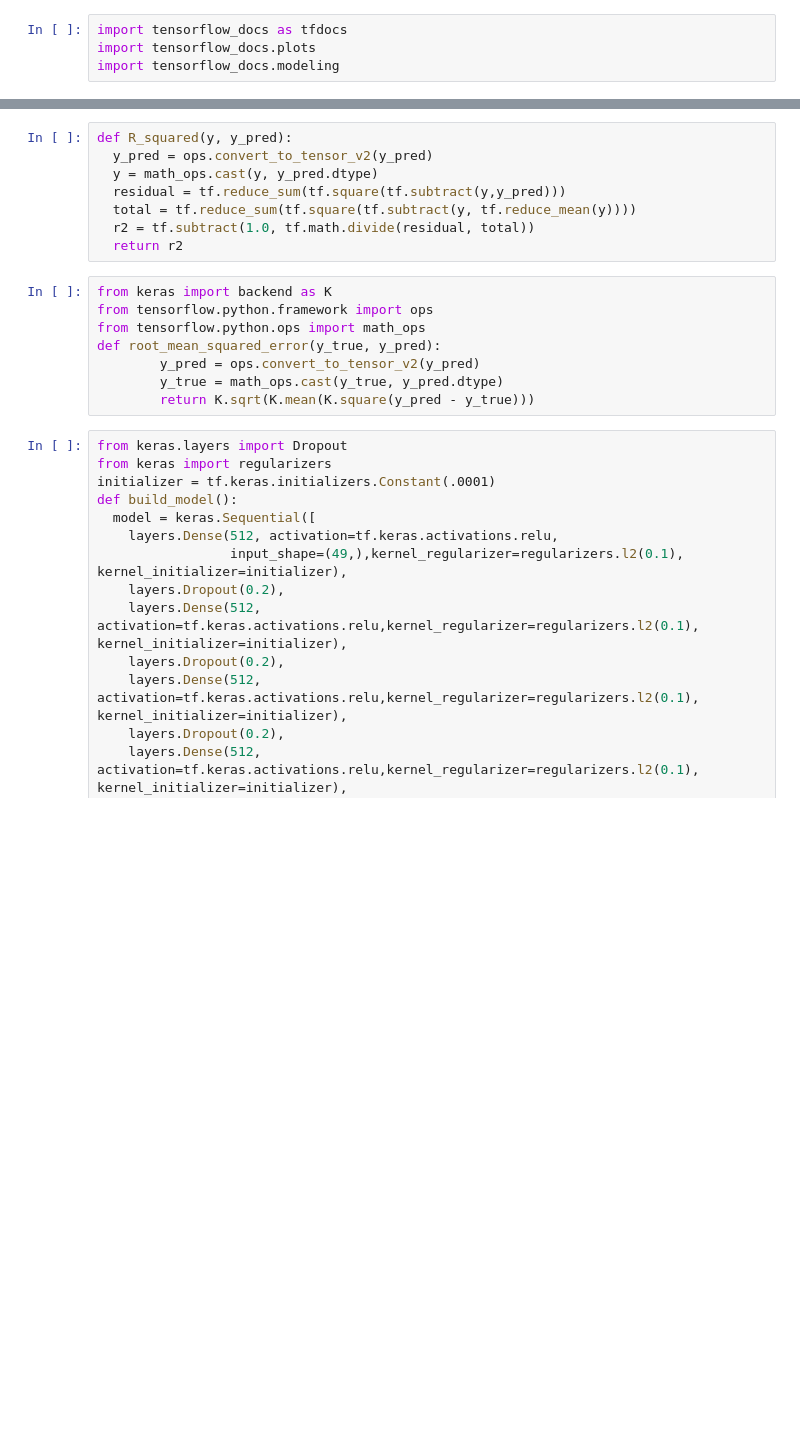
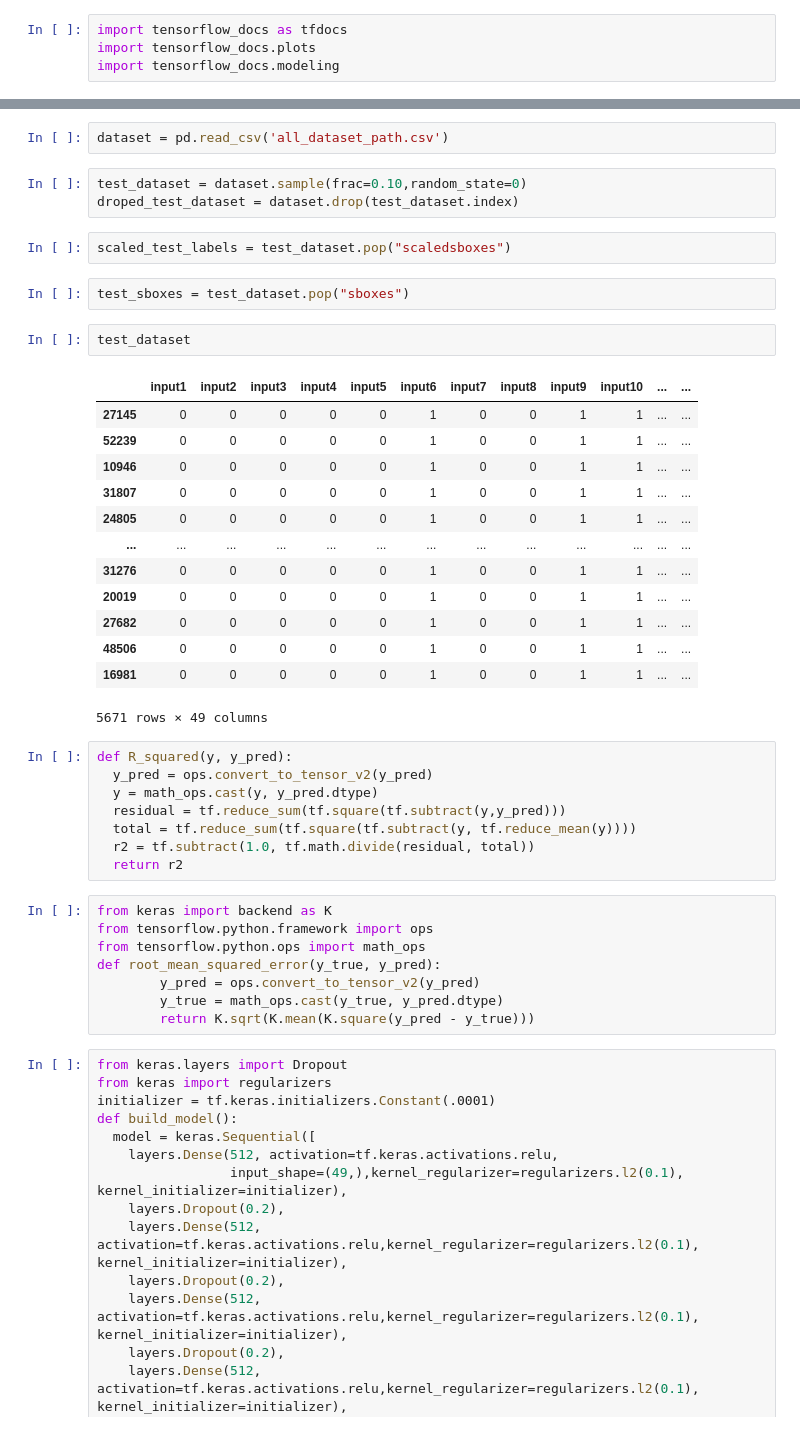
Before and after one commit to mohamedfadul/DeepSearch-Finding-Truncated-Differential-Trails-Using-Genetic-Algorithms-and-Deep-Learning, a Jupyter notebook: Neural_Network_Model_and_GA_to_Predict_TWINE_Round15_GitHub.ipynb, the cells around one changed output, grey strips where cells are left out. Cells and saved outputs as stored; diff of their text form; blank space fills up the shorter version.

```diff
--- a/Neural_Network_Model_and_GA_to_Predict_TWINE_Round15_GitHub.ipynb
+++ b/Neural_Network_Model_and_GA_to_Predict_TWINE_Round15_GitHub.ipynb
@@ -57,3 +86,28 @@ import tensorflow_docs.modeling
+# %%
+dataset = pd.read_csv('all_dataset_path.csv')
+# %%
+test_dataset = dataset.sample(frac=0.10,random_state=0)
+droped_test_dataset = dataset.drop(test_dataset.index)
+# %%
+scaled_test_labels = test_dataset.pop("scaledsboxes")
+# %%
+test_sboxes = test_dataset.pop("sboxes")
+# %%
+test_dataset
+# %% [output]
+|  | input1 | input2 | input3 | input4 | input5 | input6 | input7 | input8 | input9 | input10 | ... | ... |
+| 27145 | 0 | 0 | 0 | 0 | 0 | 1 | 0 | 0 | 1 | 1 | ... | ... |
+| 52239 | 0 | 0 | 0 | 0 | 0 | 1 | 0 | 0 | 1 | 1 | ... | ... |
+| 10946 | 0 | 0 | 0 | 0 | 0 | 1 | 0 | 0 | 1 | 1 | ... | ... |
+| 31807 | 0 | 0 | 0 | 0 | 0 | 1 | 0 | 0 | 1 | 1 | ... | ... |
+| 24805 | 0 | 0 | 0 | 0 | 0 | 1 | 0 | 0 | 1 | 1 | ... | ... |
+| ... | ... | ... | ... | ... | ... | ... | ... | ... | ... | ... | ... | ... |
+| 31276 | 0 | 0 | 0 | 0 | 0 | 1 | 0 | 0 | 1 | 1 | ... | ... |
+| 20019 | 0 | 0 | 0 | 0 | 0 | 1 | 0 | 0 | 1 | 1 | ... | ... |
+| 27682 | 0 | 0 | 0 | 0 | 0 | 1 | 0 | 0 | 1 | 1 | ... | ... |
+| 48506 | 0 | 0 | 0 | 0 | 0 | 1 | 0 | 0 | 1 | 1 | ... | ... |
+| 16981 | 0 | 0 | 0 | 0 | 0 | 1 | 0 | 0 | 1 | 1 | ... | ... |
+5671 rows × 49 columns
 # %%
 def R_squared(y, y_pred):
   y_pred = ops.convert_to_tensor_v2(y_pred)
```
Also changed, not shown: parts of 9 cells of this notebook.
